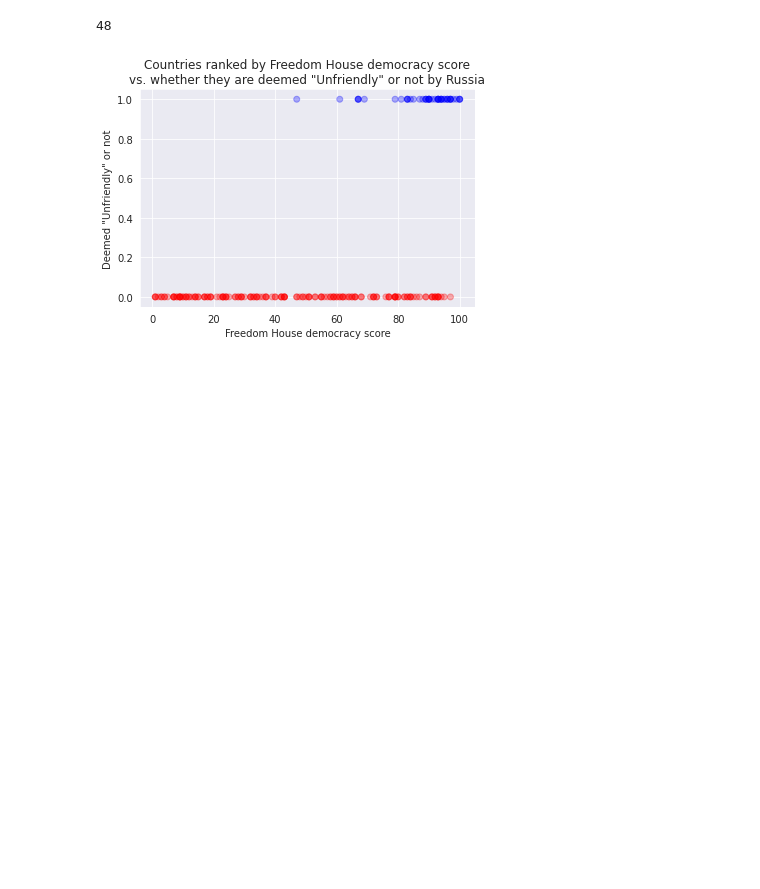
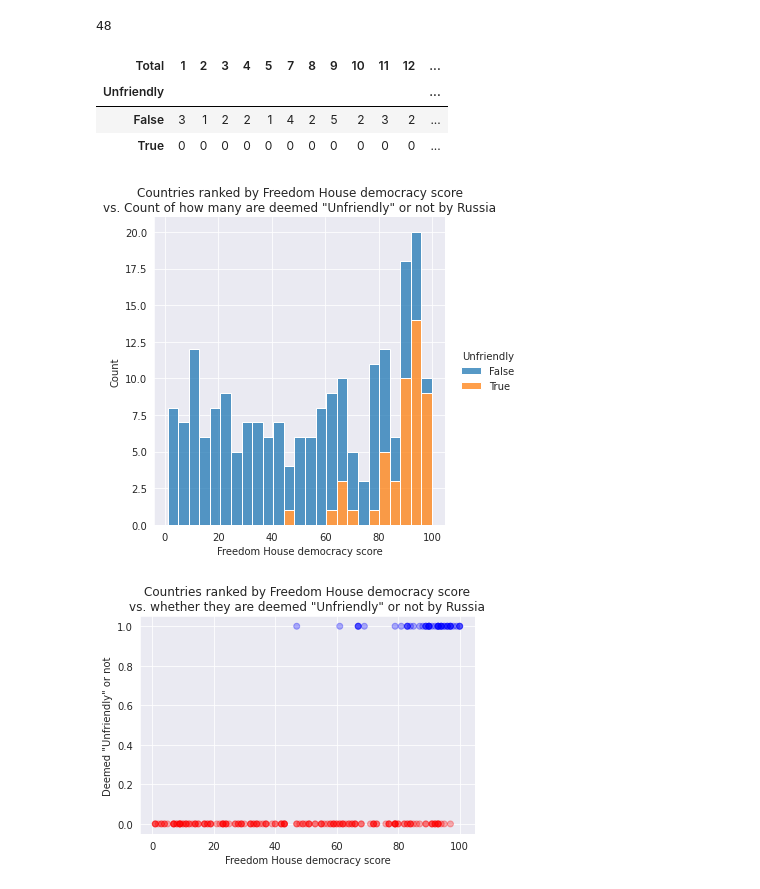
Before and after one commit to AxelWik/UnfriendlyWithRussia, a Jupyter notebook: Freedom_House_Index_vs_Sanctions_on_Russia.ipynb, the cells around one changed output. Saved outputs shown, nothing was run; the diff lists cells and outputs as text; code cells hidden in the pictures; blank space fills up the shorter version.

```diff
--- a/Freedom_House_Index_vs_Sanctions_on_Russia.ipynb
+++ b/Freedom_House_Index_vs_Sanctions_on_Russia.ipynb
@@ -8,7 +8,7 @@ import seaborn as sns
 #Source: https://freedomhouse.org/sites/default/files/2022-02/All_data_FIW_2013-2022.xlsx
 # %%
 #Reading the data and looking over it to make sure everything looks as it should
-df = pd.read_excel("data.xlsx", sheet_name = 1, skiprows=[0])
+df = pd.read_excel("All_data_FIW_2013-2022.xlsx", sheet_name = 1, skiprows=[0])
 df.head()
 # %% [output]
 |  | Country/Territory | Region | C/T | Edition | Status | PR rating | CL rating | A1 | A2 | ... |
@@ -159,4 +160,24 @@ smalldf.head()
 smalldf.Unfriendly.sum()
 # %% [output]
 48
+# %%
+pd.crosstab(smalldf.Unfriendly, smalldf.Total)
+# %% [output]
+| Total | 1 | 2 | 3 | 4 | 5 | 7 | 8 | 9 | 10 | 11 | 12 | ... |
+| Unfriendly |  |  |  |  |  |  |  |  |  |  |  | ... |
+| False | 3 | 1 | 2 | 2 | 1 | 4 | 2 | 5 | 2 | 3 | 2 | ... |
+| True | 0 | 0 | 0 | 0 | 0 | 0 | 0 | 0 | 0 | 0 | 0 | ... |
+# %%
+#Visually explore whether there seems to be any correlation between the democracy score of a country and whether they're deemed "Unfriendly" or not
+
+sns.set_style('darkgrid')
+
+sns.displot(data = smalldf, x = "Total", hue="Unfriendly", kind="hist", bins=25, multiple="stack")
+plt.title('Countries ranked by Freedom House democracy score\nvs. Count of how many are deemed "Unfriendly" or not by Russia')
+plt.xlabel('Freedom House democracy score')
+plt.ylabel('Count')
+plt.show()
+# It seems that the higher democracy score a country gets, the more likely it is to be deemed "Unfriendly"
+# %% [output]
+[figure, added]
 # %%
```
Also changed, not shown: parts of 6 cells of this notebook.
